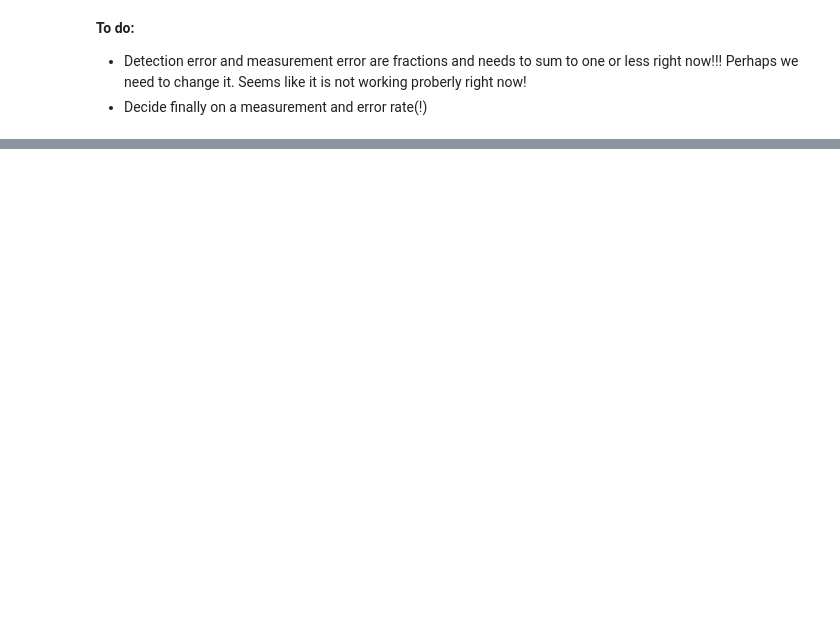
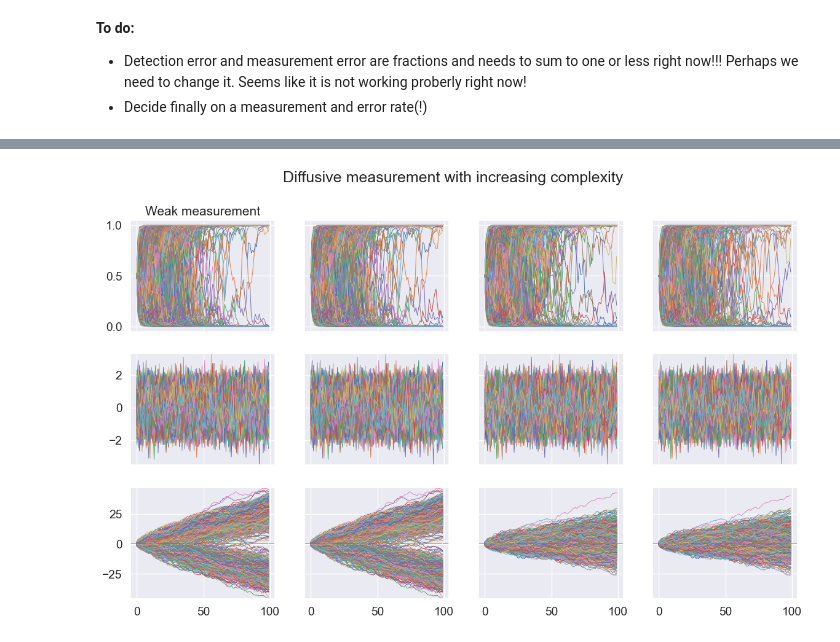
Before and after one commit to AlexInselmann/quantum-sensing, a Jupyter notebook: Final_simulations.ipynb, the cells around one changed output, grey strips where cells are left out. Drawn from its saved outputs; the diff is of its cells as text; code cells hidden in the pictures; blank space fills up the shorter version.

```diff
--- a/Final_simulations.ipynb
+++ b/Final_simulations.ipynb
@@ -69 +77,46 @@ x4,a4,b4= Xeuler_sim(N_sim,N,g, epsilon[1], a0,b0,rm[0],rd[1], seed=seed)
+# %%
+fig, ax = plt.subplots(3,4,figsize=(14,8),sharex='col', sharey='row')
+
+# min max X for all simulations
+min_X = min([min([min(x1[i]['X']), min(x2[i]['X']), min(x3[i]['X']), min(x4[i]['X'])]) for i in range(N_sim)])
+max_X = max([max([max(x1[i]['X']), max(x2[i]['X']), max(x3[i]['X']), max(x4[i]['X'])]) for i in range(N_sim)])
+
+# cumulative sum min max for all simulations
+min_X_cumsum = min([min([min(np.cumsum(x1[i]['X'])), min(np.cumsum(x2[i]['X'])), min(np.cumsum(x3[i]['X'])), min(np.cumsum(x4[i]['X']))]) for i in range(N_sim)])
+max_X_cumsum = max([max([max(np.cumsum(x1[i]['X'])), max(np.cumsum(x2[i]['X'])), max(np.cumsum(x3[i]['X'])), max(np.cumsum(x4[i]['X']))]) for i in range(N_sim)])
+
+
+fig.suptitle('Diffusive measurement with increasing complexity')
+
+for i in range(N_sim):
+    #Simulation 1
+    ax[0,0].set_title('Weak measurement')
+    ax[0,0].plot(t_span,abs(a1[i][:-1])**2,linewidth=0.7,label = fr'$P_+(t)=\mid c_+(t)\mid^2$')
+    ax[1,0].plot(x1[i]['t'],x1[i]['X'],linewidth=0.7,label = fr'$P_+(t)=\mid c_+(t)\mid^2$')
+    ax[1,0].set_ylim(min_X, max_X)
+    ax[2,0].plot(x1[i]['t'],np.cumsum(x1[i]['X']),linewidth=0.7,label = fr'$P_+(t)=\mid c_+(t)\mid^2$')
+    ax[2,0].set_ylim(min_X_cumsum, max_X_cumsum)
+    ax[2,0].axhline(y=0.5, color='r', linestyle='--',linewidth=0.5, alpha = 0.5)
+    #Simulation 2
+    ax[0,1].plot(t_span,abs(a2[i][:-1])**2,linewidth=0.7,label = fr'$P_+(t)=\mid c_+(t)\mid^2$')
+    ax[1,1].plot(x2[i]['t'],x2[i]['X'],linewidth=0.7,label = fr'$P_+(t)=\mid c_+(t)\mid^2$')
+    ax[1,1].set_ylim(min_X, max_X)
+    ax[2,1].plot(x2[i]['t'],np.cumsum(x2[i]['X']),linewidth=0.7,label = fr'$P_+(t)=\mid c_+(t)\mid^2$')
+    ax[2,1].set_ylim(min_X_cumsum, max_X_cumsum)
+    ax[2,1].axhline(y=0.5, color='r', linestyle='--',linewidth=0.5, alpha = 0.5)
+    #Simulation 3
+    ax[0,2].plot(t_span,abs(a3[i][:-1])**2,linewidth=0.7,label = fr'$P_+(t)=\mid c_+(t)\mid^2$')
+    ax[1,2].plot(x3[i]['t'],x3[i]['X'],linewidth=0.7,label = fr'$P_+(t)=\mid c_+(t)\mid^2$')
+    ax[2,2].plot(x3[i]['t'],np.cumsum(x3[i]['X']),linewidth=0.7,label = fr'$P_+(t)=\mid c_+(t)\mid^2$')
+    ax[2,2].set_ylim(min_X_cumsum, max_X_cumsum)
+    ax[2,2].axhline(y=0.5, color='r', linestyle='--',linewidth=0.5, alpha = 0.5)
+    #Simulation 4
+    ax[0,3].plot(t_span,abs(a4[i][:-1])**2,linewidth=0.7,label = fr'$P_+(t)=\mid c_+(t)\mid^2$')
+    ax[1,3].plot(x4[i]['t'],x4[i]['X'],linewidth=0.7,label = fr'$P_+(t)=\mid c_+(t)\mid^2$')
+    ax[1,3].set_ylim(min_X, max_X)
+    ax[2,3].plot(x4[i]['t'],np.cumsum(x4[i]['X']),linewidth=0.7,label = fr'$P_+(t)=\mid c_+(t)\mid^2$')
+    ax[2,3].set_ylim(min_X_cumsum, max_X_cumsum)
+    ax[2,3].axhline(y=0.5, color='r', linestyle='--',linewidth=0.5, alpha = 0.5)
+# %% [output]
+[figure, added]
 # %%
```
Also changed, not shown: parts of 11 cells of this notebook, 6 other files.
